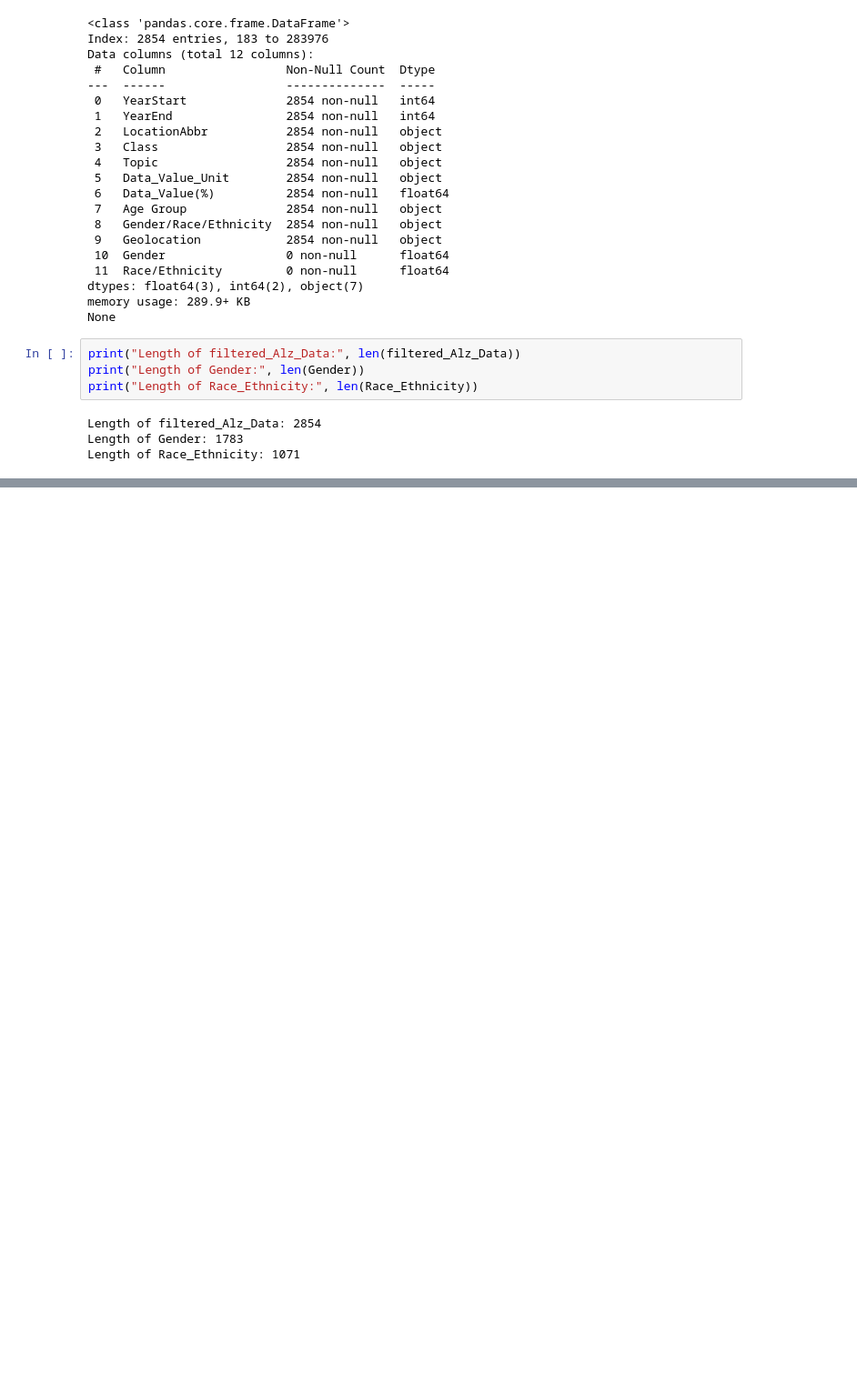
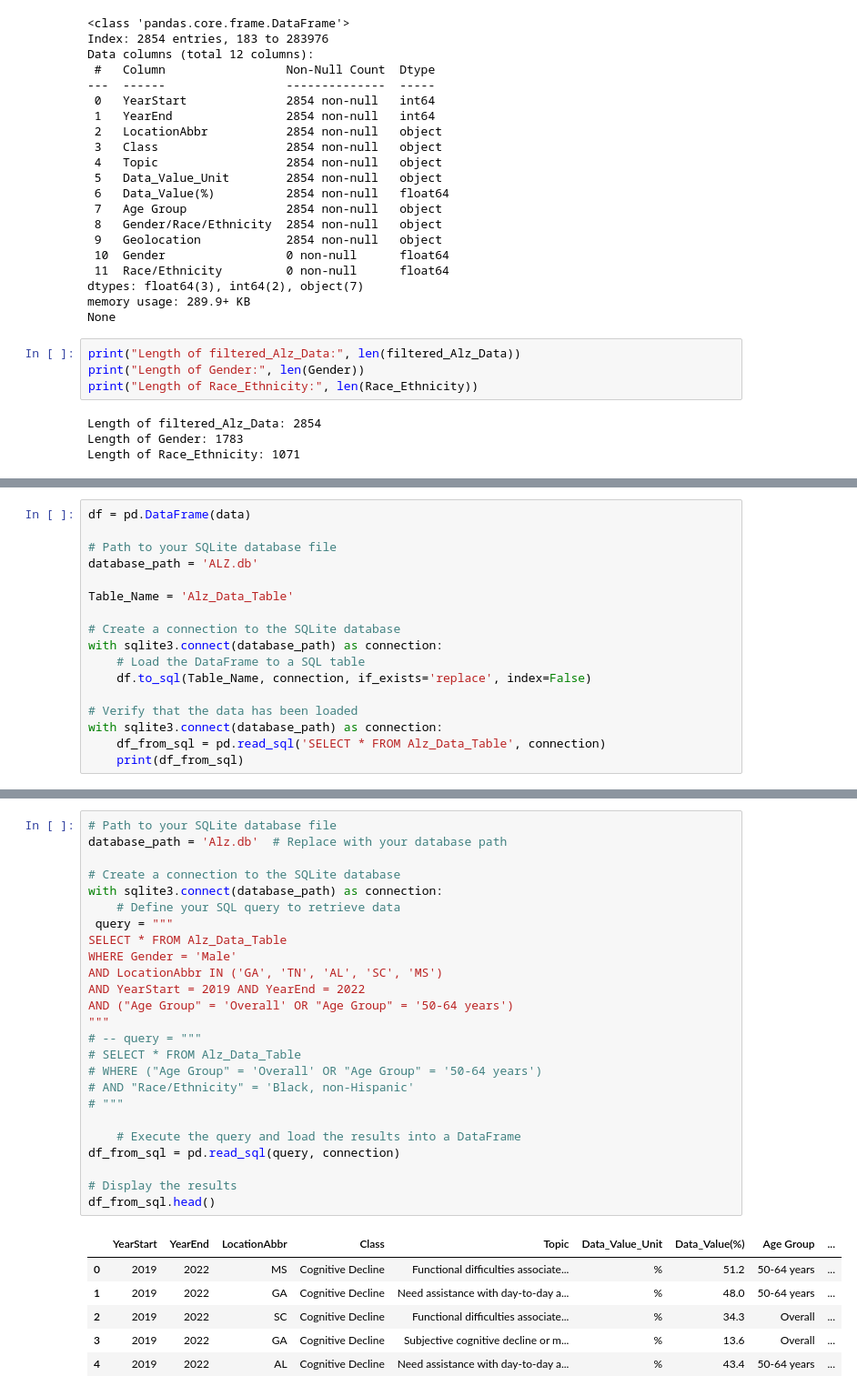
Before and after one commit to ellen-grant/Project-3, a Jupyter notebook: Alzheimer_HealthyAgingData.ipynb, the cells around one changed output, grey strips where cells are left out. Shown: that part at 91% size. Drawn from its saved outputs; the diff is of its cells as text; blank space fills up the shorter version.

Commit message:
ipynb updates: sqlite

```diff
--- a/Alzheimer_HealthyAgingData.ipynb
+++ b/Alzheimer_HealthyAgingData.ipynb
@@ -266,0 +295,17 @@ data.head()
+# %%
+df = pd.DataFrame(data)
+
+# Path to your SQLite database file
+database_path = 'ALZ.db'
+
+Table_Name = 'Alz_Data_Table'
+
+# Create a connection to the SQLite database
+with sqlite3.connect(database_path) as connection:
+    # Load the DataFrame to a SQL table
+    df.to_sql(Table_Name, connection, if_exists='replace', index=False)
+
+# Verify that the data has been loaded
+with sqlite3.connect(database_path) as connection:
+    df_from_sql = pd.read_sql('SELECT * FROM Alz_Data_Table', connection)
+    print(df_from_sql)
@@ -266,0 +330,32 @@ data.head()
+# %%
+# Path to your SQLite database file
+database_path = 'Alz.db'  # Replace with your database path
+
+# Create a connection to the SQLite database
+with sqlite3.connect(database_path) as connection:
+    # Define your SQL query to retrieve data
+ query = """
+SELECT * FROM Alz_Data_Table
+WHERE Gender = 'Male'
+AND LocationAbbr IN ('GA', 'TN', 'AL', 'SC', 'MS')
+AND YearStart = 2019 AND YearEnd = 2022
+AND ("Age Group" = 'Overall' OR "Age Group" = '50-64 years')
+"""
+# -- query = """
+# SELECT * FROM Alz_Data_Table
+# WHERE ("Age Group" = 'Overall' OR "Age Group" = '50-64 years')
+# AND "Race/Ethnicity" = 'Black, non-Hispanic'
+# """
+
+    # Execute the query and load the results into a DataFrame
+df_from_sql = pd.read_sql(query, connection)
+
+# Display the results
+df_from_sql.head()
+# %% [output]
+|  | YearStart | YearEnd | LocationAbbr | Class | Topic | Data_Value_Unit | Data_Value(%) | Age Group | ... |
+| 0 | 2019 | 2022 | MS | Cognitive Decline | Functional difficulties associate... | % | 51.2 | 50-64 years | ... |
+| 1 | 2019 | 2022 | GA | Cognitive Decline | Need assistance with day-to-day a... | % | 48.0 | 50-64 years | ... |
+| 2 | 2019 | 2022 | SC | Cognitive Decline | Functional difficulties associate... | % | 34.3 | Overall | ... |
+| 3 | 2019 | 2022 | GA | Cognitive Decline | Subjective cognitive decline or m... | % | 13.6 | Overall | ... |
+| 4 | 2019 | 2022 | AL | Cognitive Decline | Need assistance with day-to-day a... | % | 43.4 | 50-64 years | ... |
```
Also changed, not shown: parts of 4 cells of this notebook.
